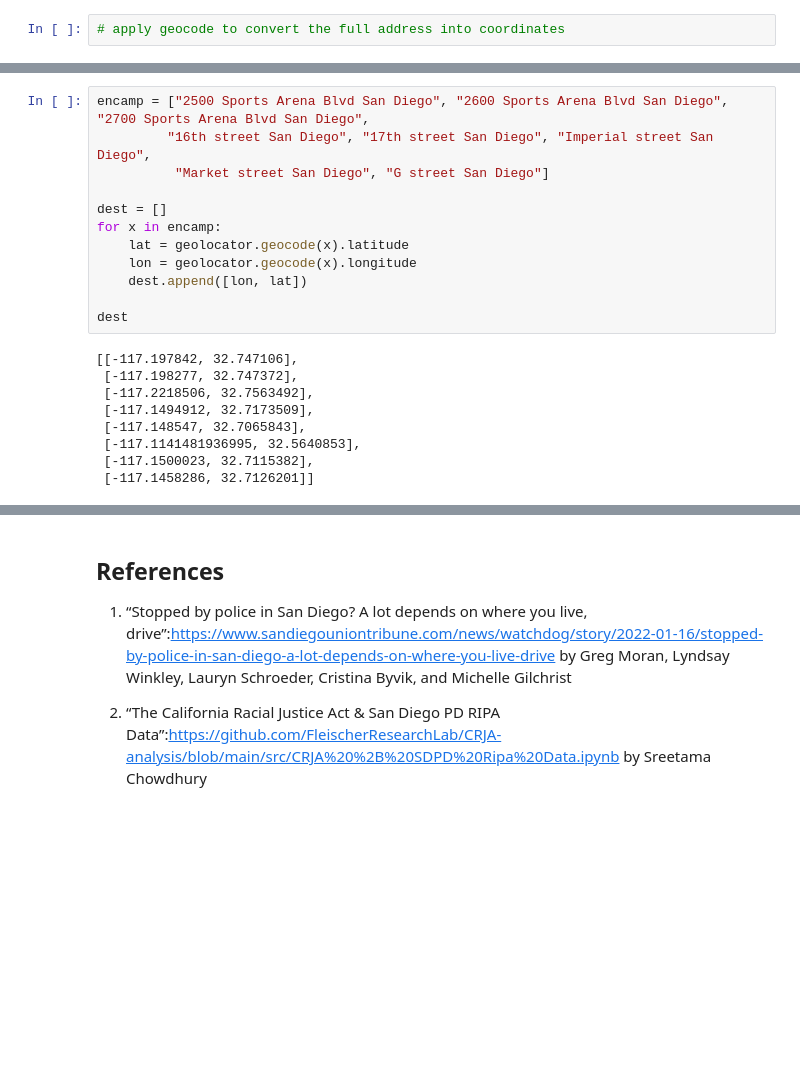
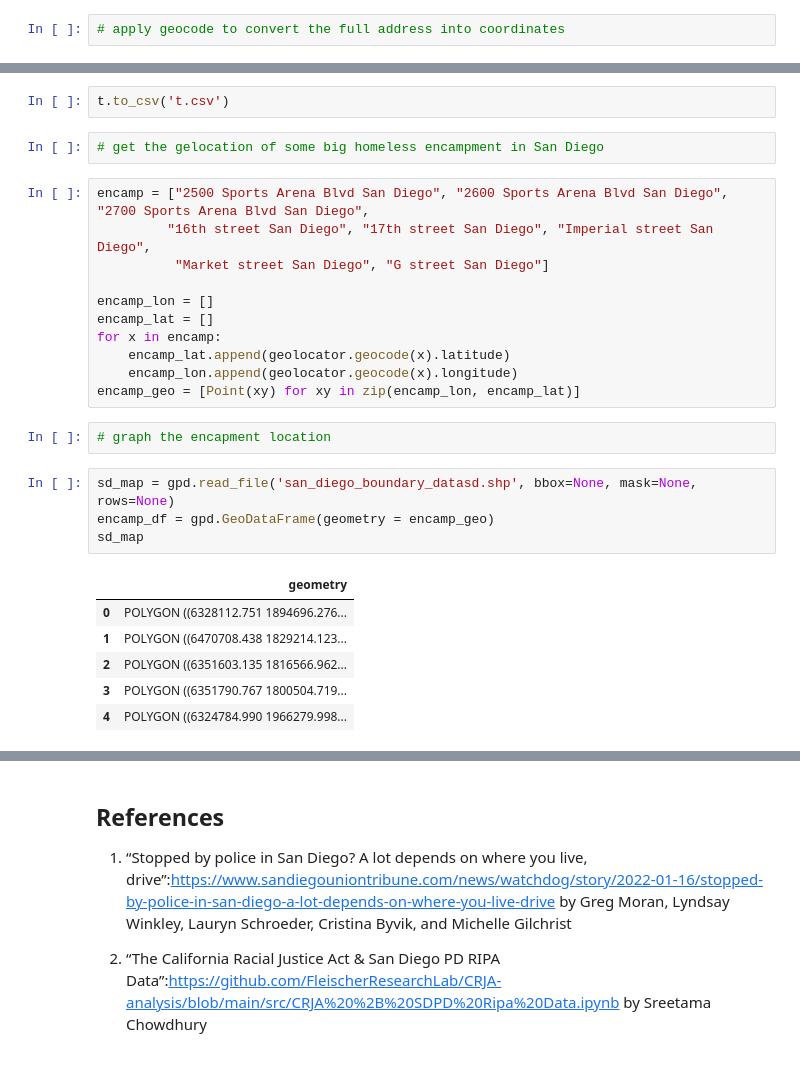
Before and after one commit to FleischerResearchLab/CRJA-analysis, a Jupyter notebook: src/Advanced Analysis of CRJA.ipynb, the cells around one changed output, grey strips where cells are left out. Saved outputs shown, nothing was run; the diff lists cells and outputs as text; blank space fills up the shorter version.

```diff
--- a/src/Advanced Analysis of CRJA.ipynb
+++ b/src/Advanced Analysis of CRJA.ipynb
@@ -430,21 +450,28 @@ t
+# %%
+t.to_csv('t.csv')
+# %%
+# get the gelocation of some big homeless encampment in San Diego
 # %%
 encamp = ["2500 Sports Arena Blvd San Diego", "2600 Sports Arena Blvd San Diego", "2700 Sports Arena Blvd San Diego",
          "16th street San Diego", "17th street San Diego", "Imperial street San Diego",
           "Market street San Diego", "G street San Diego"]
 
-dest = []
+encamp_lon = []
+encamp_lat = []
 for x in encamp:
-    lat = geolocator.geocode(x).latitude
-    lon = geolocator.geocode(x).longitude
-    dest.append([lon, lat])
-
-dest
+    encamp_lat.append(geolocator.geocode(x).latitude)
+    encamp_lon.append(geolocator.geocode(x).longitude)
+encamp_geo = [Point(xy) for xy in zip(encamp_lon, encamp_lat)]
-# %% [output]
-[[-117.197842, 32.747106],
- [-117.198277, 32.747372],
- [-117.2218506, 32.7563492],
- [-117.1494912, 32.7173509],
- [-117.148547, 32.7065843],
- [-117.1141481936995, 32.5640853],
- [-117.1500023, 32.7115382],
- [-117.1458286, 32.7126201]]
+# %%
+# graph the encapment location
+# %%
+sd_map = gpd.read_file('san_diego_boundary_datasd.shp', bbox=None, mask=None, rows=None)
+encamp_df = gpd.GeoDataFrame(geometry = encamp_geo)
+sd_map
+# %% [output]
+|  | geometry |
+| 0 | POLYGON ((6328112.751 1894696.276... |
+| 1 | POLYGON ((6470708.438 1829214.123... |
+| 2 | POLYGON ((6351603.135 1816566.962... |
+| 3 | POLYGON ((6351790.767 1800504.719... |
+| 4 | POLYGON ((6324784.990 1966279.998... |
```
Also changed, not shown: parts of 33 cells of this notebook.
